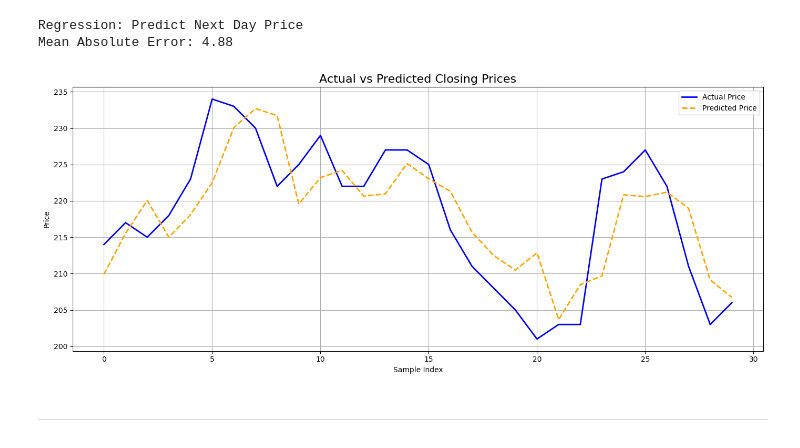
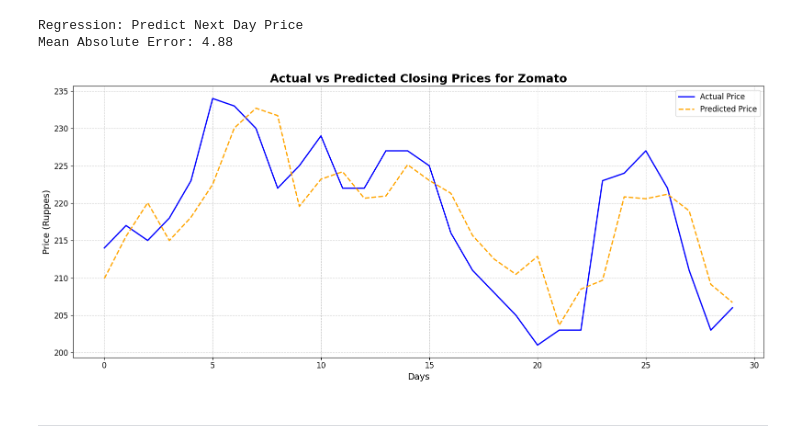
Before and after one commit to KaranSharma-007/Python-Finance, a Jupyter notebook: Main.ipynb, the cells around one changed output. Cells and saved outputs as stored; diff of their text form; code cells hidden in the pictures.

```diff
--- a/Main.ipynb
+++ b/Main.ipynb
@@ -657,21 +657,23 @@ Mean Absolute Error: 4.88
 # %%
 # Reset index for alignment
 y_test_aligned = y_test_reg.reset_index(drop=True)
 y_pred_aligned = pd.Series(y_pred_reg, name='Predicted_Price')
 
 # Plot
-plt.figure(figsize=(14, 6))
+plt.figure(figsize=(16, 7))
 plt.plot(y_test_aligned, label='Actual Price', color='blue', linewidth=2)
 plt.plot(y_pred_aligned, label='Predicted Price', color='orange', linestyle='--', linewidth=2)
-plt.title('Actual vs Predicted Closing Prices', fontsize=16)
-plt.xlabel('Sample Index')
-plt.ylabel('Price')
-plt.legend()
-plt.grid(True)
+plt.title('Actual vs Predicted Closing Prices for Zomato', fontsize=18, fontweight='bold')
+plt.xlabel('Days', fontsize=14)
+plt.ylabel('Price (Ruppes)', fontsize=14)
+plt.legend(fontsize=12)
+plt.grid(visible=True, linestyle='--', alpha=0.6)
+plt.xticks(fontsize=12)
+plt.yticks(fontsize=12)
 plt.tight_layout()
 plt.show()
 # %% [output]
-[figure, old version]
+[figure, new version]
 # %% [markdown]
 ---------------------------------------------------------------------------------------------------------------------------------------------------
 # %% [markdown]
```
Also changed, not shown: 1 other file.
